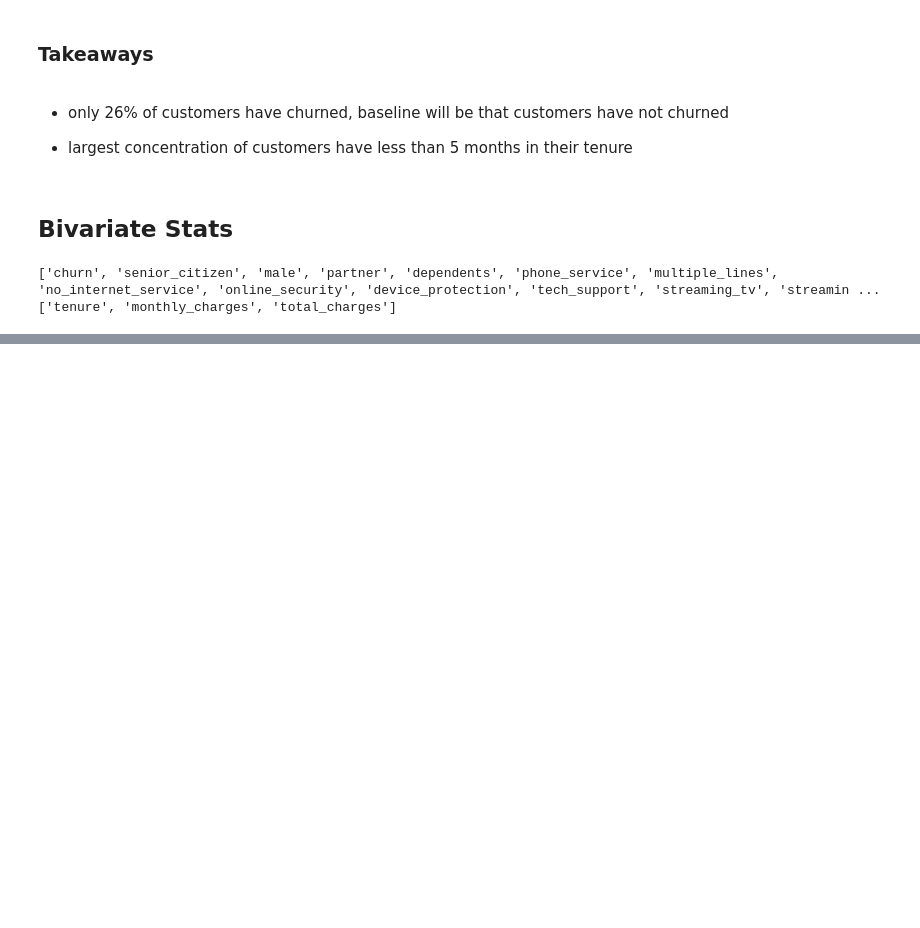
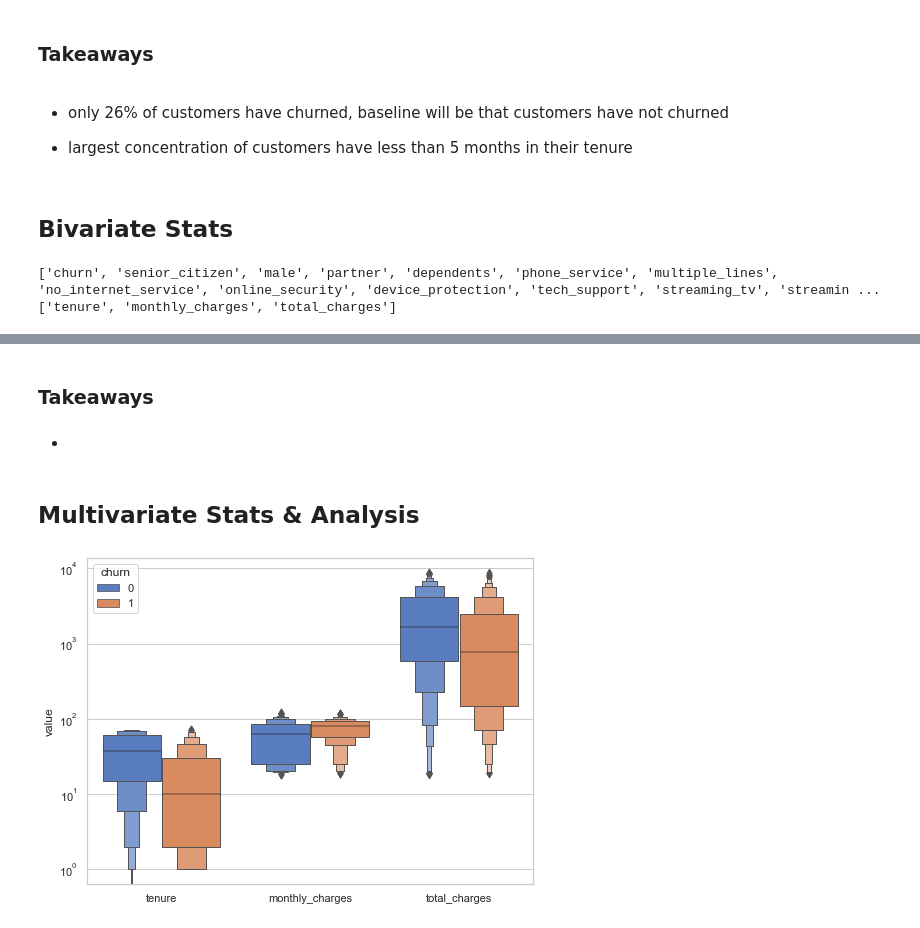
Before and after one commit to johngrinstead/classification_project, a Jupyter notebook: explore.ipynb, the cells around one changed output, grey strips where cells are left out. Cells and saved outputs as stored; diff of their text form; code cells hidden in the pictures; blank space fills up the shorter version.

Commit message:
worked on explore

```diff
--- a/explore.ipynb
+++ b/explore.ipynb
@@ -153,0 +270,12 @@ KeyError: 'survived'
+# %% [markdown]
+### Takeaways
+# %% [markdown]
+-
+# %% [markdown]
+## Multivariate Stats & Analysis
+# %%
+target = 'churn'
+# %%
+explore.plot_all_continuous_vars(train, target, quant_vars)
+# %% [output]
+[figure, added]
```
Also changed, not shown: parts of 1 cell of this notebook.
